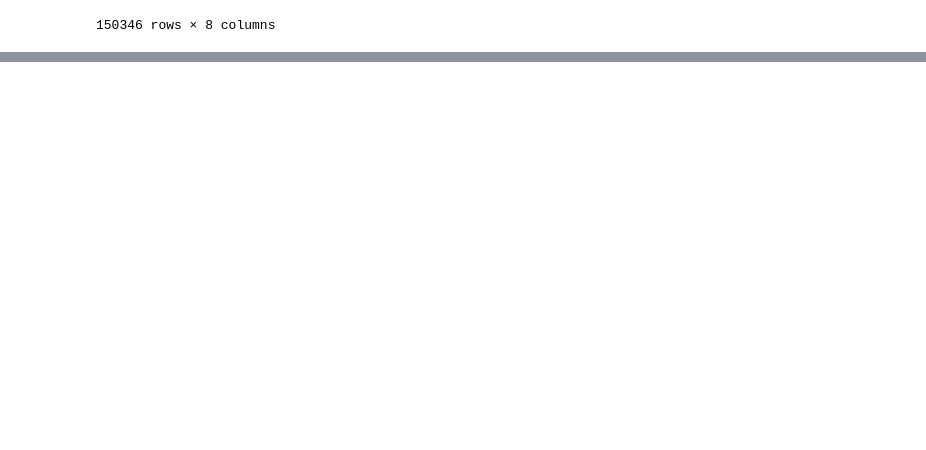
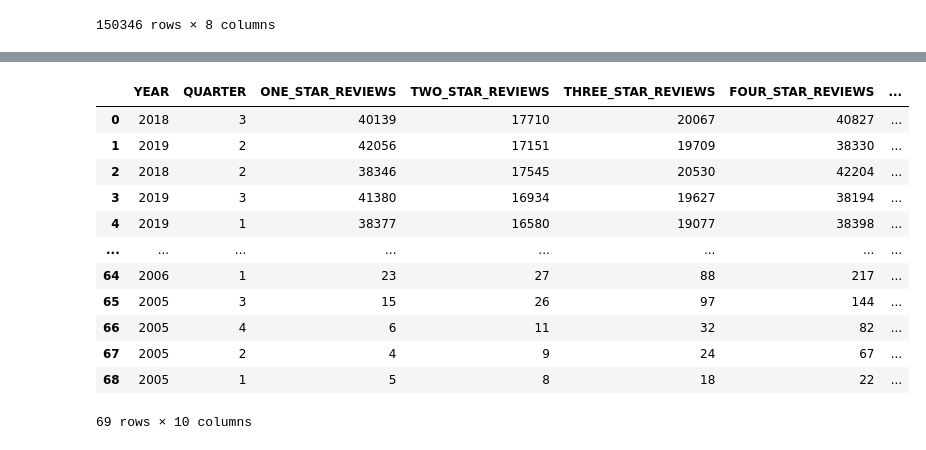
Before and after one commit to KeeganDavis/data-projects, a Jupyter notebook: yelp-reviews/notebooks/sql_queries.ipynb, the cells around one changed output, grey strips where cells are left out. Saved outputs shown, nothing was run; the diff lists cells and outputs as text; code cells hidden in the pictures; blank space fills up the shorter version.

```diff
--- a/yelp-reviews/notebooks/sql_queries.ipynb
+++ b/yelp-reviews/notebooks/sql_queries.ipynb
@@ -412,0 +620,34 @@ display(df)
+# %%
+# Reviews by year and quarter
+df = cur.execute('''
+                SELECT
+                    YEAR(review_date) AS year,
+                    QUARTER(review_date) AS quarter,
+                    SUM(CASE WHEN stars=1 THEN 1 ELSE 0 END) AS one_star_reviews,
+                    SUM(CASE WHEN stars=2 THEN 1 ELSE 0 END) AS two_star_reviews,
+                    SUM(CASE WHEN stars=3 THEN 1 ELSE 0 END) AS three_star_reviews,
+                    SUM(CASE WHEN stars=4 THEN 1 ELSE 0 END) AS four_star_reviews,
+                    SUM(CASE WHEN stars=5 THEN 1 ELSE 0 END) AS five_star_reviews,
+                    COUNT(*) AS total_reviews,
+                    SUM(stars) AS total_stars,
+                    ROUND(AVG(stars), 2) avg_stars
+                FROM yelp_reviews
+                GROUP BY 1, 2
+                ORDER BY COUNT(*) DESC;
+                 ''').fetch_pandas_all()
+
+display(df)
+# %% [output]
+|  | YEAR | QUARTER | ONE_STAR_REVIEWS | TWO_STAR_REVIEWS | THREE_STAR_REVIEWS | FOUR_STAR_REVIEWS | ... |
+| 0 | 2018 | 3 | 40139 | 17710 | 20067 | 40827 | ... |
+| 1 | 2019 | 2 | 42056 | 17151 | 19709 | 38330 | ... |
+| 2 | 2018 | 2 | 38346 | 17545 | 20530 | 42204 | ... |
+| 3 | 2019 | 3 | 41380 | 16934 | 19627 | 38194 | ... |
+| 4 | 2019 | 1 | 38377 | 16580 | 19077 | 38398 | ... |
+| ... | ... | ... | ... | ... | ... | ... | ... |
+| 64 | 2006 | 1 | 23 | 27 | 88 | 217 | ... |
+| 65 | 2005 | 3 | 15 | 26 | 97 | 144 | ... |
+| 66 | 2005 | 4 | 6 | 11 | 32 | 82 | ... |
+| 67 | 2005 | 2 | 4 | 9 | 24 | 67 | ... |
+| 68 | 2005 | 1 | 5 | 8 | 18 | 22 | ... |
+69 rows × 10 columns
```
Also changed, not shown: parts of 8 cells of this notebook.
